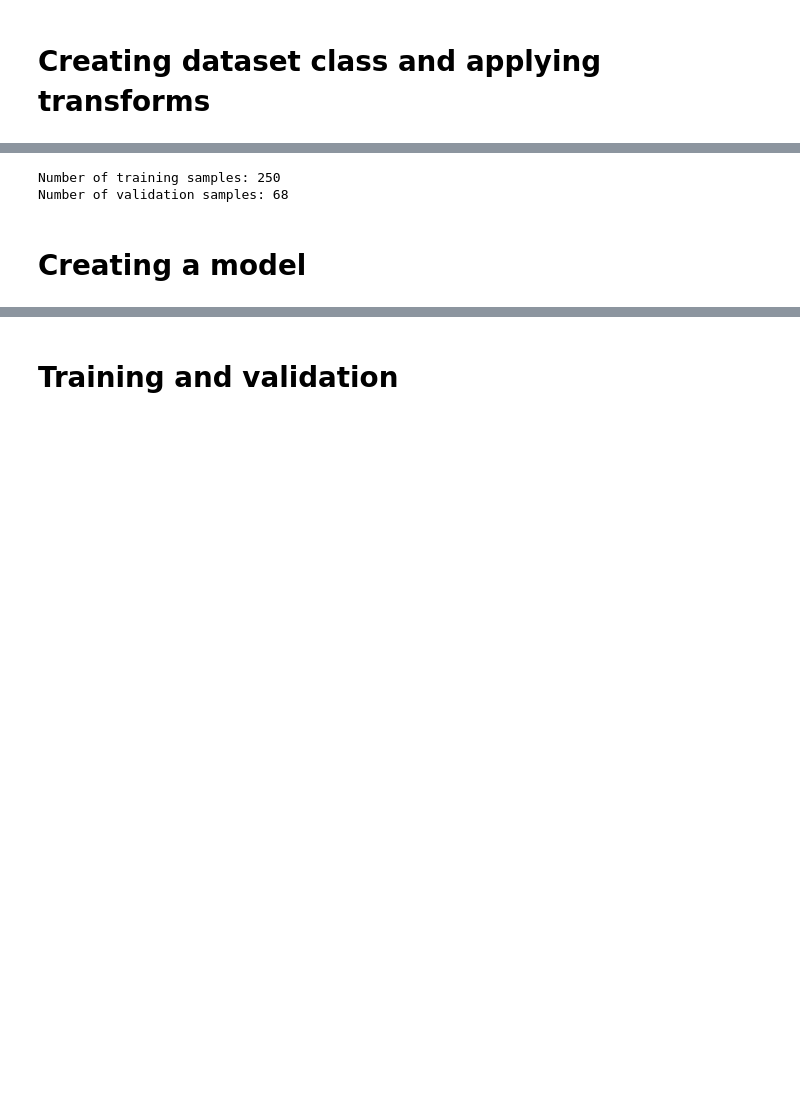
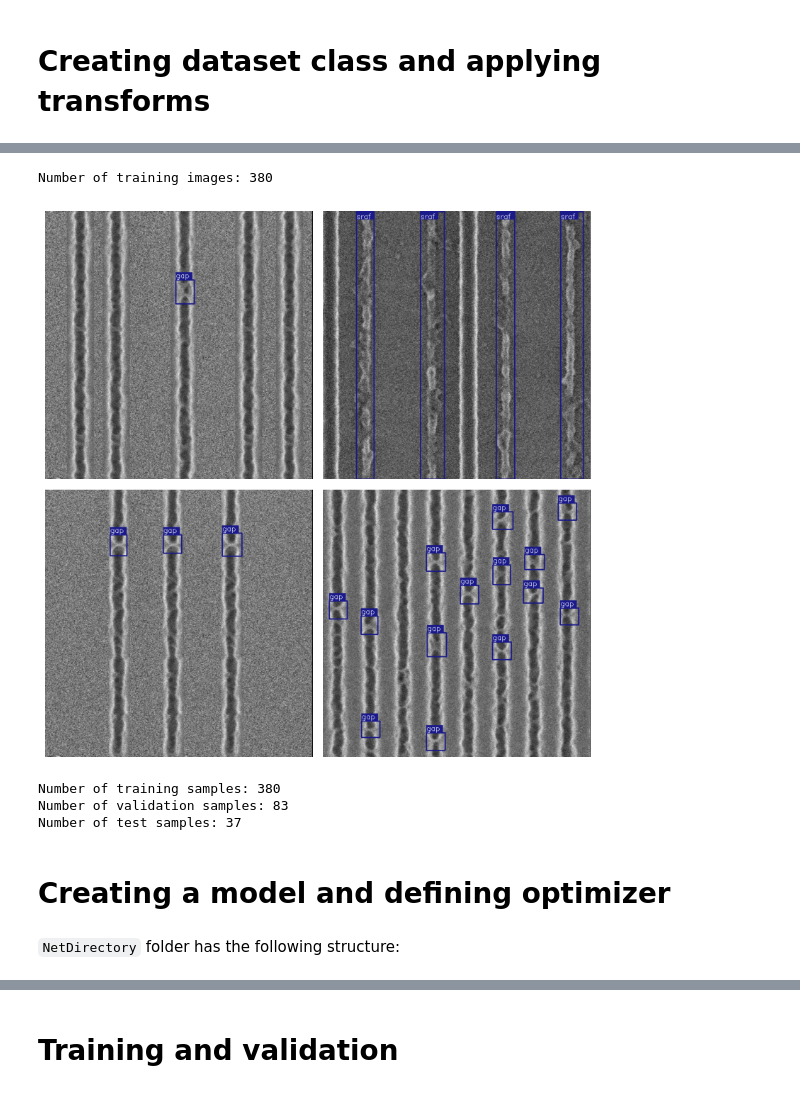
Before and after one commit to mskv99/Defect-Detection, a Jupyter notebook: Defects_RetinaNet.ipynb, the cells around one changed output, grey strips where cells are left out. Saved outputs shown, nothing was run; the diff lists cells and outputs as text; code cells hidden in the pictures; blank space fills up the shorter version.

```diff
--- a/Defects_RetinaNet.ipynb
+++ b/Defects_RetinaNet.ipynb
@@ -408,10 +213,63 @@ def show_tranformed_image(train_loader, device, classes, colors):
+# %%
+# Prepare the final datasets and data loaders.
+def create_train_dataset(DIR):
+    train_dataset = CustomDataset(
+        DIR, RESIZE_TO, RESIZE_TO, CLASSES, get_train_transform()
+    )
+    return train_dataset
+def create_valid_dataset(DIR):
+    valid_dataset = CustomDataset(
+        DIR, RESIZE_TO, RESIZE_TO, CLASSES, get_valid_transform()
+    )
+    return valid_dataset
+def create_train_loader(train_dataset, num_workers=0, B_SIZE = BATCH_SIZE):
+    train_loader = DataLoader(
+        train_dataset,
+        batch_size = B_SIZE,
+        shuffle=True,
+        num_workers = num_workers,
+        collate_fn=collate_fn,
+        drop_last=True
+    )
+    return train_loader
+def create_valid_loader(valid_dataset, num_workers=0, B_SIZE = BATCH_SIZE):
+    valid_loader = DataLoader(
+        valid_dataset,
+        batch_size = B_SIZE,
+        shuffle=False,
+        num_workers=num_workers,
+        collate_fn=collate_fn,
+        drop_last=True
+    )
+    return valid_loader
+
+
+# sanity check of the Dataset pipeline with sample visualization
+dataset = CustomDataset(
+    TRAIN_DIR, RESIZE_TO, RESIZE_TO,CLASSES, transforms = None
+)
+print(f"Number of training images: {len(dataset)}")
+# %% [output]
+Number of training images: 380
+# %%
+# Function to plot images with the bounding boxes.
+def plot(random_list):
+
+    plt.figure(figsize=(8, 8))
+
+    for idx, img in enumerate(random_list):
+      image, target = dataset[img]
+      result_image = plot_box(image, target)
+      plt.subplot(2, 2, idx+1)
+      plt.imshow(result_image.astype('uint8'))
+      plt.axis('off')
+    plt.tight_layout()
+    plt.show()
 # %%
-random_numb = random.sample(range(0,len(dataset)), 5)
-print(random_numb)
-
-for _,j in enumerate(random_numb):
-  image, target = dataset[j]
-  visualize_sample(image, target)
+random_numb = random.sample(range(0,len(dataset)), 4)
+plot(random_numb)
+# %% [output]
+[figure, added]
 # %%
 train_dataset = create_train_dataset(TRAIN_DIR)
 train_loader = create_train_loader(train_dataset, NUM_WORKERS)
@@ -419,9 +277,14 @@ train_loader = create_train_loader(train_dataset, NUM_WORKERS)
 valid_dataset = create_valid_dataset(VALID_DIR)
 valid_loader = create_valid_loader(valid_dataset, NUM_WORKERS)
 
+test_dataset = create_valid_dataset(TEST_DIR)
+test_loader = create_valid_loader(test_dataset, NUM_WORKERS)
+
 print(f"Number of training samples: {len(train_dataset)}")
-print(f"Number of validation samples: {len(valid_dataset)}\n")
+print(f"Number of validation samples: {len(valid_dataset)}")
+print(f"Number of test samples: {len(test_dataset)}")
 # %% [output]
-Number of training samples: 250
-Number of validation samples: 68
+Number of training samples: 380
+Number of validation samples: 83
+Number of test samples: 37
 # %%
@@ -429,2 +292,4 @@ show_tranformed_image(train_loader)
 # %% [markdown]
-# Creating a model
+# Creating a model and defining optimizer
+# %% [markdown]
+`NetDirectory` folder has the following structure:
```
Also changed, not shown: parts of 51 cells of this notebook.
